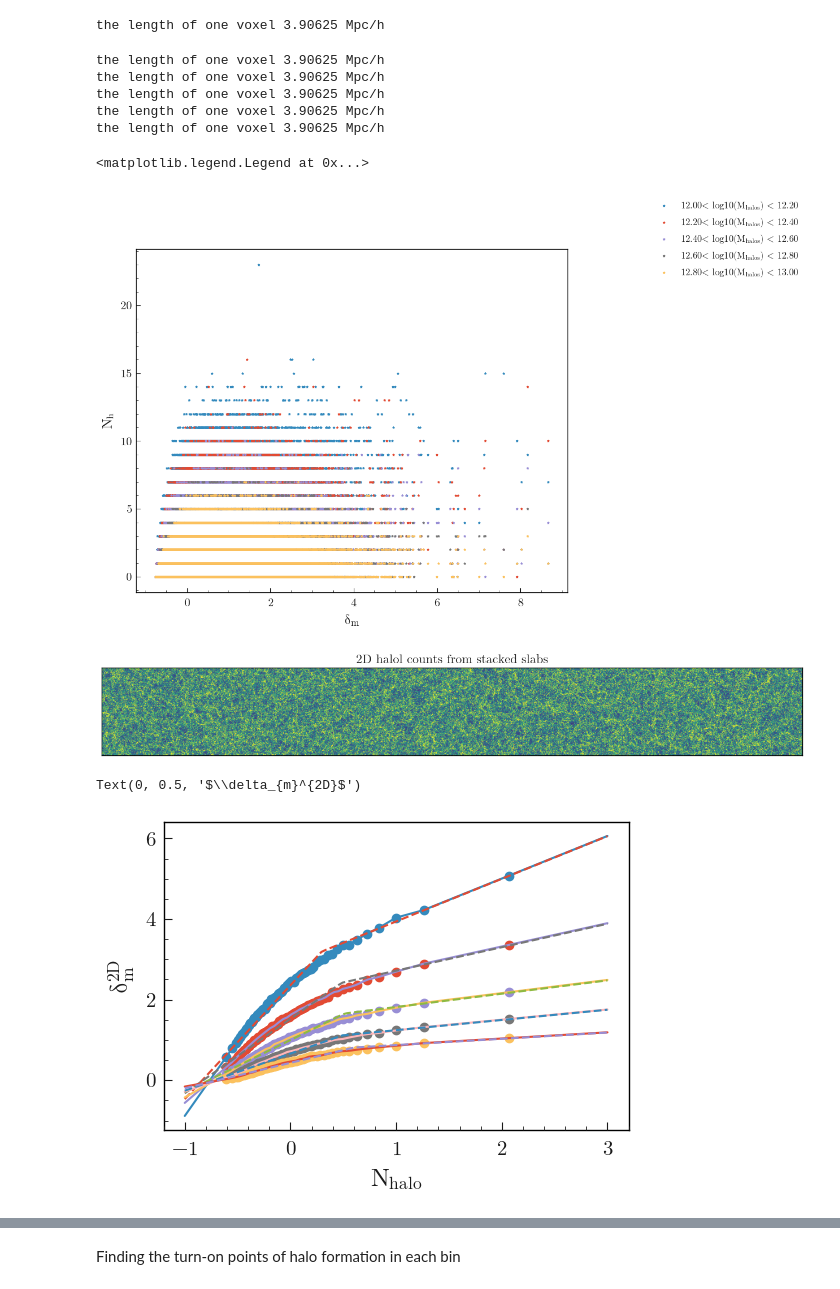
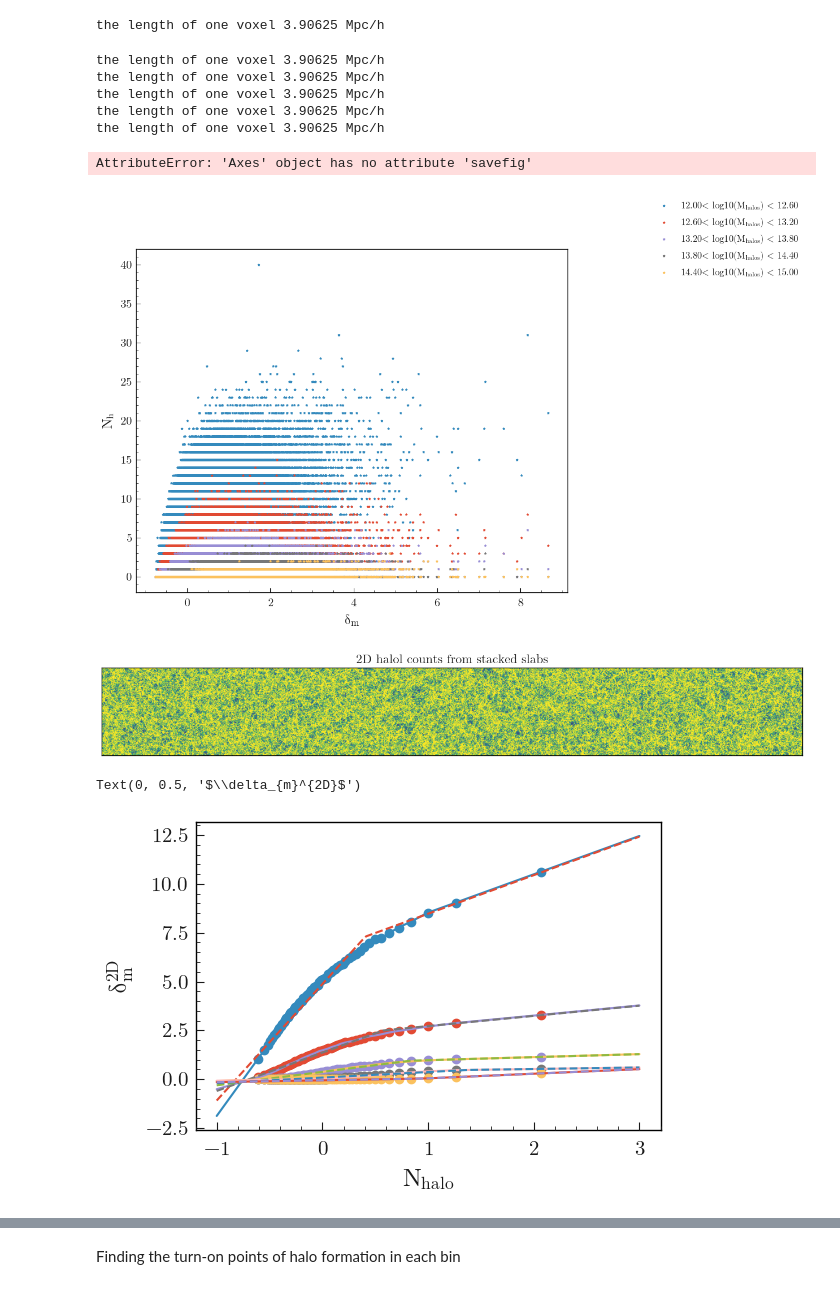
Before and after one commit to elyas-farah/EmpiricalHaloBias, a Jupyter notebook: notebooks/n_delta_M.ipynb, the cells around one changed output, grey strips where cells are left out. Saved outputs shown, nothing was run; the diff lists cells and outputs as text; code cells hidden in the pictures.

```diff
--- a/notebooks/n_delta_M.ipynb
+++ b/notebooks/n_delta_M.ipynb
@@ -59,7 +59,7 @@ del delta_m, halo_data
 # %%
 M_min = 10**12
 
-M_max = 10**13
+M_max = 10**15
 M_halo_bin_edges = np.logspace(np.log10(M_min), np.log10(M_max), 6)
 # %%
 # calculating the bins centers
@@ -81,30 +81,30 @@ stacked_slabs = SimSlab.from_slabs(slabs_array = slabs_array, L = 1000)
 # %%
 fig_and_ax = plt.subplots(figsize = (10, 8))
 binned_slabs = []
 for i, (M_min, M_max) in enumerate(zip(M_halo_bin_edges[:-1], M_halo_bin_edges[1:]), 0):
     mask_bin = (M_halo >= M_min) & (M_halo <= M_max)
     x_halo_bin = x_halo[mask_bin]
     y_halo_bin = y_halo[mask_bin]
     z_halo_bin = z_halo[mask_bin]
     halo_grid_bin = SimSlab.halo_catalog_to_grid(x_halo=x_halo_bin, y_halo=y_halo_bin,
                                             z_halo=z_halo_bin, l_cube=1000, resol=256)
 
     delta_m_grid = SimSlab.delta_m_catalogue_to_grid(ix_matter= ix_matter, iy_matter=iy_matter,
                                               iz_matter=iz_matter, delta_m=dens, resol=256)
 
     slabs_array = []
     for j in range(8):
         sim_slab = SimSlab(delta_m_3D=delta_m_grid, N_halos_3D=halo_grid_bin, N_slabs=8, rank = j, direction="z", L = 1000, ncells=4096)
         slabs_array.append(sim_slab)
     stacked_slabs = SimSlab.from_slabs(slabs_array = slabs_array, L = 1000)
     binned_slabs.append(stacked_slabs)
-    ax, fig = stacked_slabs.plot_Nh_delta_m(fig_and_ax=fig_and_ax, Mmin=M_min, Mmax=M_max)
+    fig, ax = stacked_slabs.plot_Nh_delta_m(fig_and_ax=fig_and_ax, Mmin=M_min, Mmax=M_max)
 ax.legend(bbox_to_anchor=(1.05, 1), loc='upper left', borderaxespad=0)
 # %% [output]
 the length of one voxel 3.90625 Mpc/h
 the length of one voxel 3.90625 Mpc/h
 the length of one voxel 3.90625 Mpc/h
 the length of one voxel 3.90625 Mpc/h
 the length of one voxel 3.90625 Mpc/h
-<matplotlib.legend.Legend at 0x...>
+AttributeError: 'Axes' object has no attribute 'savefig'
-[figure, old version]
+[figure, new version]
@@ -114,10 +116,10 @@ plt.imshow(binned_slabs[0].N_halos_2D, cmap='viridis', origin='lower', vmin=-1,
 plt.xticks([])
 plt.yticks([])
 plt.title('2D halol counts from stacked slabs', fontsize=16)
-fig.savefig('/Users/elyasfarah/Documents/Galaxy Bias/lib/figs_present/N_halos_2D_stacked_slabs.png', bbox_inches='tight', dpi=300)
+fig.savefig(rf'{figs_dir}/N_halos_2D_stacked_slabs_12_15.png', bbox_inches='tight', dpi=300)
 # plt.colorbar(label='N_halos_2D', location  = 'bottom', aspect = 60)
 # %% [output]
-[figure, old version]
+[figure, new version]
 # %%
 def find_binned_counts(binned_model):
     delta_m_2D_bin_centers = binned_model.delta_m_2D_bin_mean
@@ -178,7 +180,7 @@ plt.xlabel(r'$N_{halo}$')
 plt.ylabel(r'$\delta_{m}^{2D}$')
 # %% [output]
 Text(0, 0.5, '$\\delta_{m}^{2D}$')
-[figure, old version]
+[figure, new version]
 # %%
 # split the simulation into halo mass bins
 model1 = []
```
Also changed, not shown: parts of 8 cells of this notebook, 16 other files.
